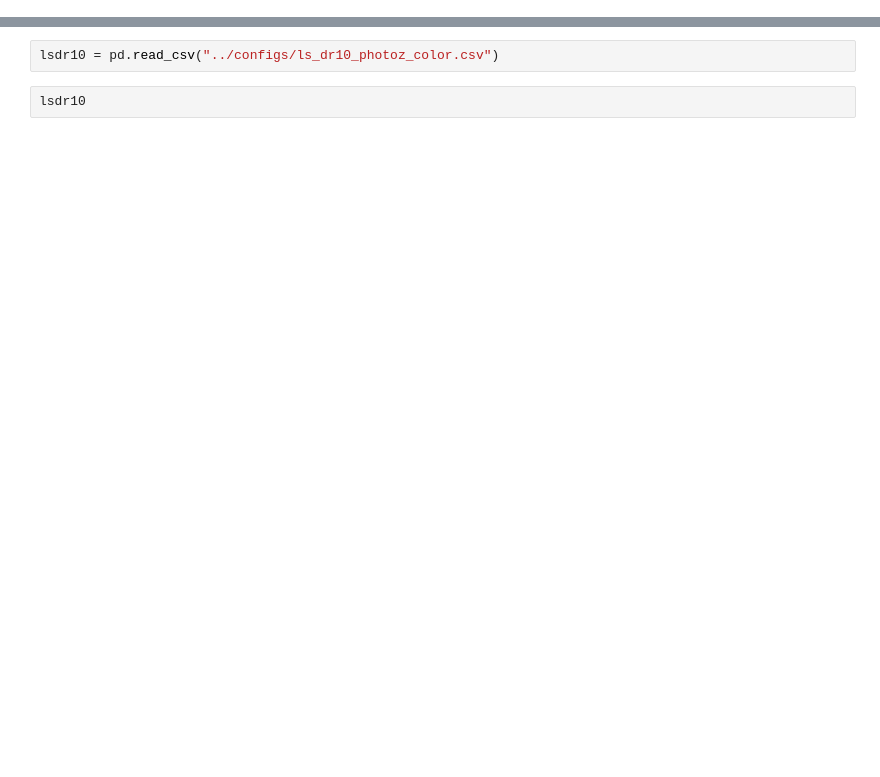
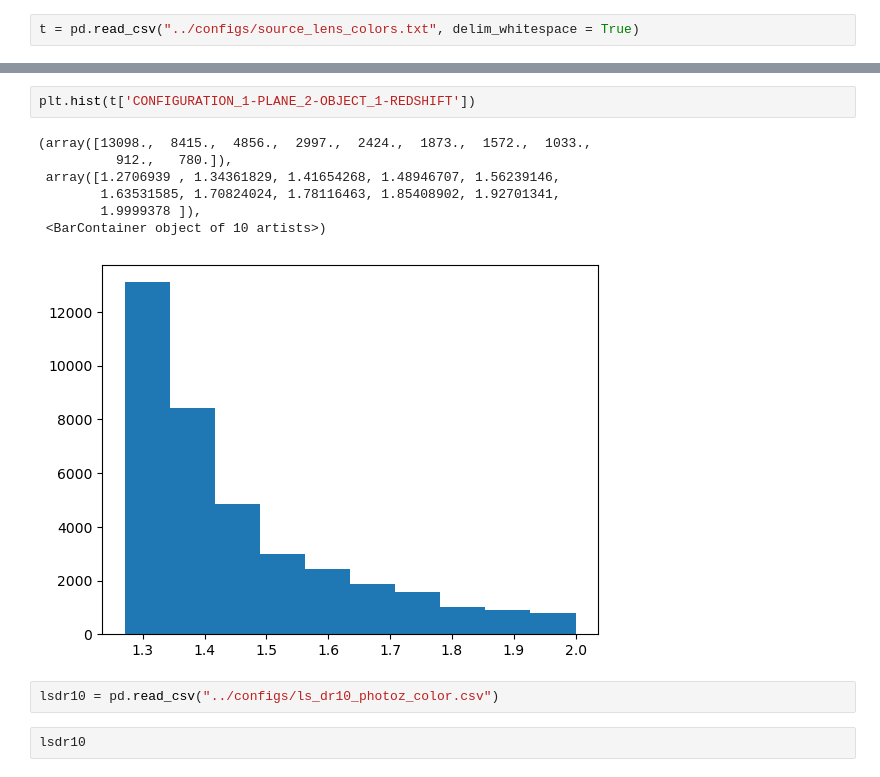
Before and after one commit to deepskies/DomainAdaptiveMVEforLensModeling, a Jupyter notebook: src/sim/notebooks/config_setup.ipynb, the cells around one changed output, grey strips where cells are left out. Cells and saved outputs as stored; diff of their text form; blank space fills up the shorter version.

```diff
--- a/src/sim/notebooks/config_setup.ipynb
+++ b/src/sim/notebooks/config_setup.ipynb
@@ -3,0 +5,2 @@ import numpy as np
+# %%
+t = pd.read_csv("../configs/source_lens_colors.txt", delim_whitespace = True)
@@ -4,3 +23,13 @@ import numpy as np
+# %%
+plt.hist(t['CONFIGURATION_1-PLANE_2-OBJECT_1-REDSHIFT'])
+# %% [output]
+(array([13098.,  8415.,  4856.,  2997.,  2424.,  1873.,  1572.,  1033.,
+          912.,   780.]),
+ array([1.2706939 , 1.34361829, 1.41654268, 1.48946707, 1.56239146,
+        1.63531585, 1.70824024, 1.78116463, 1.85408902, 1.92701341,
+        1.9999378 ]),
+ <BarContainer object of 10 artists>)
+[figure, added]
 # %%
 lsdr10 = pd.read_csv("../configs/ls_dr10_photoz_color.csv")
 # %%
```
Also changed, not shown: parts of 2 cells of this notebook, 2 other files.
